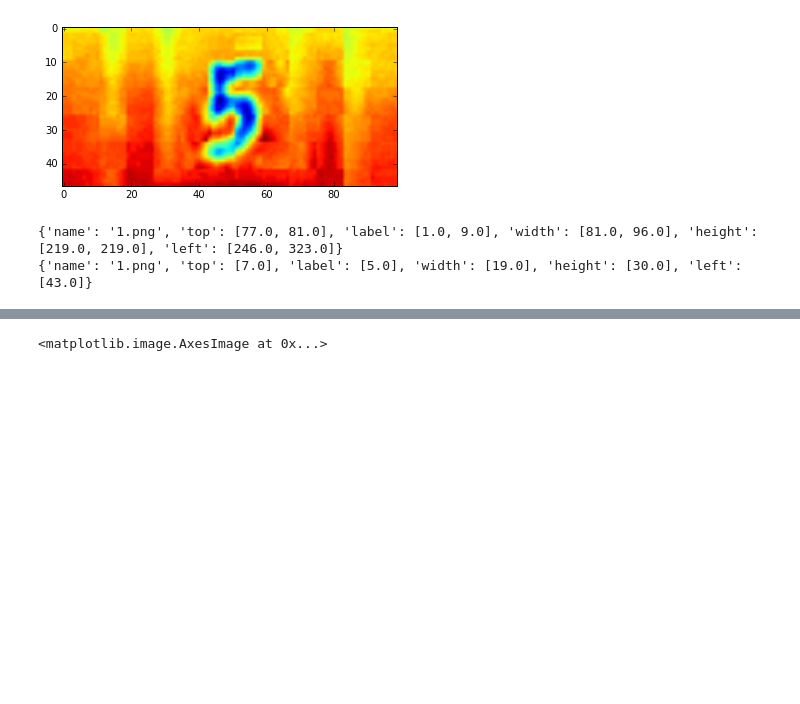
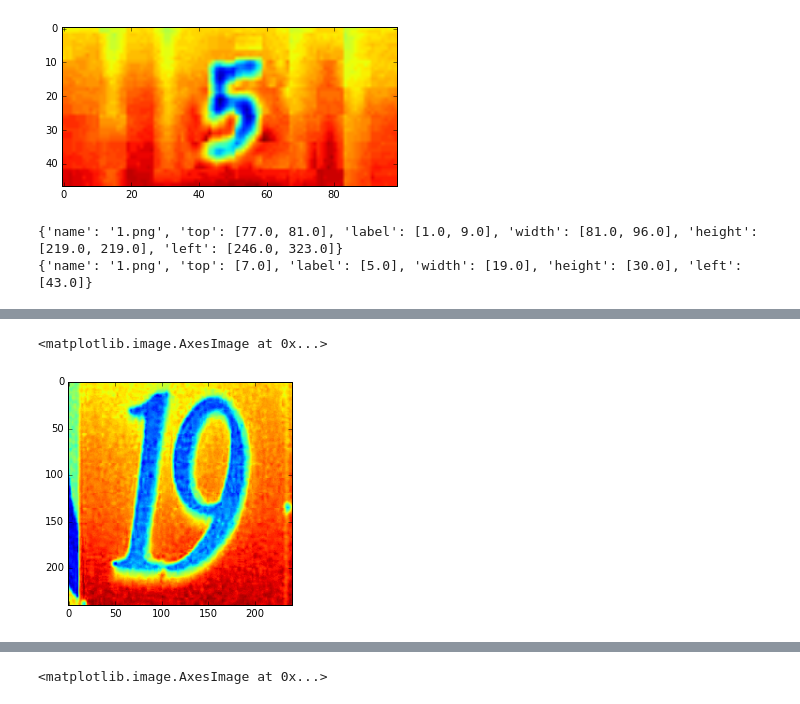
Before and after one commit to drpjm/udacity-mle-project5, a Jupyter notebook: src/svhn_preprocess.ipynb, the cells around one changed output, grey strips where cells are left out. Saved outputs shown, nothing was run; the diff lists cells and outputs as text; code cells hidden in the pictures; blank space fills up the shorter version.

```diff
--- a/src/svhn_preprocess.ipynb
+++ b/src/svhn_preprocess.ipynb
@@ -140,6 +68,19 @@ def crop_dims(img_dict):
     bottom = mintop + height
     right = minleft + width
     return [top, left, bottom, right]
+# %%
+# Tries to crop a square...
+def square_dims(img_dict):
+    mintop = np.min(img_dict['top'])
+    minleft = np.min(img_dict['left'])
+    height = np.max(img_dict['height'])
+    width = np.sum(img_dict['width'])
+    center_from_left = minleft + np.floor(width / 2.0)
+    center_from_top = mintop + np.floor(height / 2.0)
+    max_dim = max([height, width]) + 0.1*(max([height, width]))
+    new_left = int(max([0, center_from_left - np.floor(max_dim/2.0)]))
+    new_top = int(max([0, center_from_top - np.floor(max_dim/2.0)]))
+    return [new_top, new_left, int(new_top + max_dim), int(new_left + max_dim)]
 # %%
 train1_dims = crop_dims(train1_dict)
 test1_dims = crop_dims(test1_dict)
@@ -154,0 +109,5 @@ img1_test_crop = img1_test[test1_dims[0]:test1_dims[2],test1_dims[1]:test1_dims[
+# %%
+plt.imshow(img1_crop_square)
+# %% [output]
+<matplotlib.image.AxesImage at 0x...>
+[figure, added]
```
Also changed, not shown: parts of 21 cells of this notebook, 27 other files.
